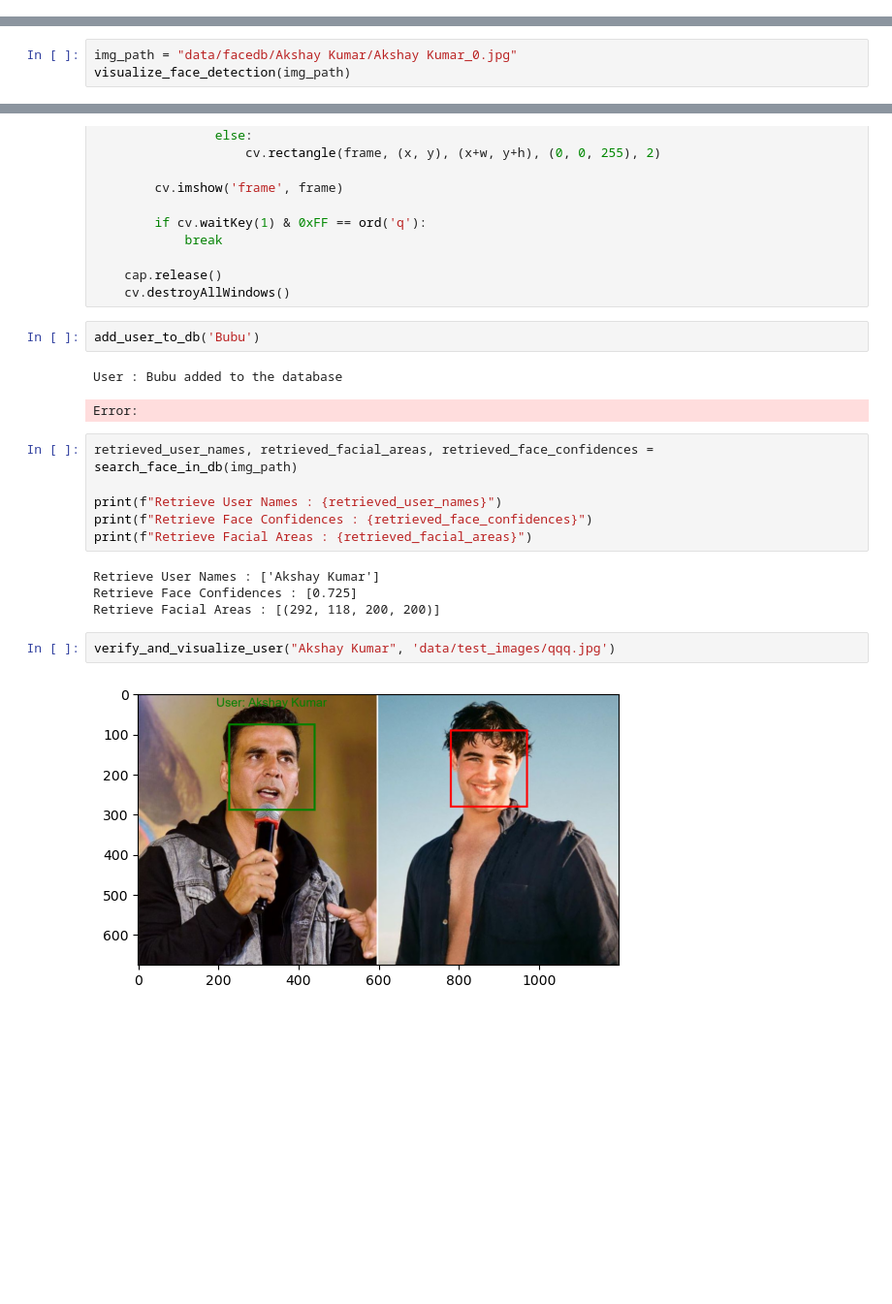
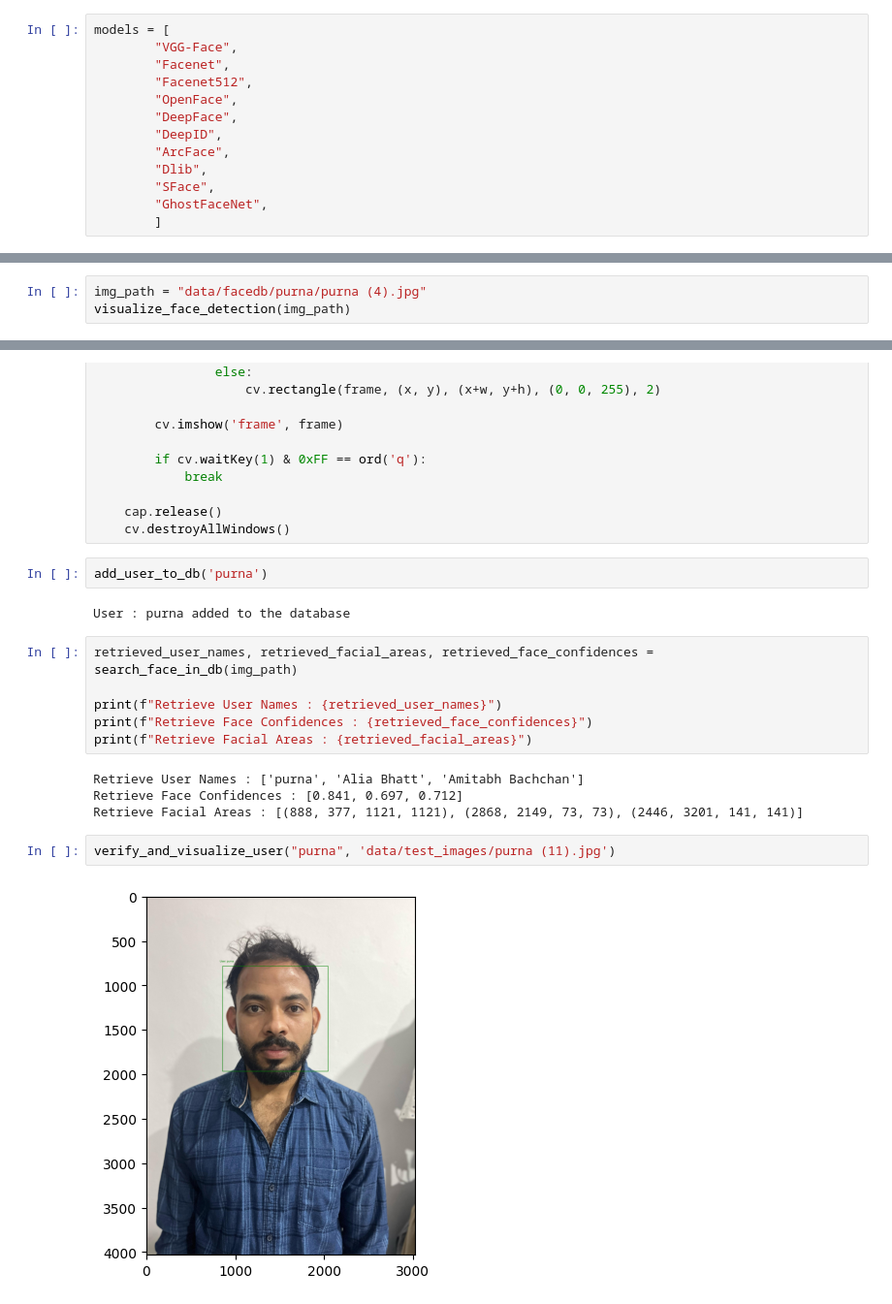
Before and after one commit to purnalakshitha99/user-verification-service, a Jupyter notebook: face_recogntion.ipynb, the cells around one changed output, grey strips where cells are left out. Shown at 97% size. Drawn from its saved outputs; the diff is of its cells as text; blank space fills up the shorter version.

```diff
--- a/face_recogntion.ipynb
+++ b/face_recogntion.ipynb
@@ -7,6 +7,19 @@ import tensorflow as tf
 from deepface import DeepFace
 from matplotlib import pyplot as plt
 from PIL import Image, ImageDraw, ImageFont
+# %%
+models = [
+        "VGG-Face",
+        "Facenet",
+        "Facenet512",
+        "OpenFace",
+        "DeepFace",
+        "DeepID",
+        "ArcFace",
+        "Dlib",
+        "SFace",
+        "GhostFaceNet",
+        ]
 # %%
 def create_dataset(
                 data_dir = "data/facedb/*/*.*",
@@ -130,6 +143,6 @@ def visualize_face_detection(img_path):
 
     plt.imshow(image)
 # %%
-img_path = "data/facedb/Akshay Kumar/Akshay Kumar_0.jpg"
+img_path = "data/facedb/purna/purna (4).jpg"
 visualize_face_detection(img_path)
 # %% [output]
@@ -387,10 +382,9 @@ def verify_and_visualize_user_realtime(username):
     cap.release()
     cv.destroyAllWindows()
 # %%
-add_user_to_db('Bubu')
+add_user_to_db('purna')
 # %% [output]
-User : Bubu added to the database
+User : purna added to the database
-Error:
 # %%
 retrieved_user_names, retrieved_facial_areas, retrieved_face_confidences = search_face_in_db(img_path)
 
@@ -398,10 +392,10 @@ print(f"Retrieve User Names : {retrieved_user_names}")
 print(f"Retrieve Face Confidences : {retrieved_face_confidences}")
 print(f"Retrieve Facial Areas : {retrieved_facial_areas}")
 # %% [output]
-Retrieve User Names : ['Akshay Kumar']
-Retrieve Face Confidences : [0.725]
-Retrieve Facial Areas : [(292, 118, 200, 200)]
+Retrieve User Names : ['purna', 'Alia Bhatt', 'Amitabh Bachchan']
+Retrieve Face Confidences : [0.841, 0.697, 0.712]
+Retrieve Facial Areas : [(888, 377, 1121, 1121), (2868, 2149, 73, 73), (2446, 3201, 141, 141)]
 # %%
-verify_and_visualize_user("Akshay Kumar", 'data/test_images/qqq.jpg')
+verify_and_visualize_user("purna", 'data/test_images/purna (11).jpg')
 # %% [output]
-[figure, old version]
+[figure, new version]
```
Also changed, not shown: parts of 6 cells of this notebook, 1 other file.
